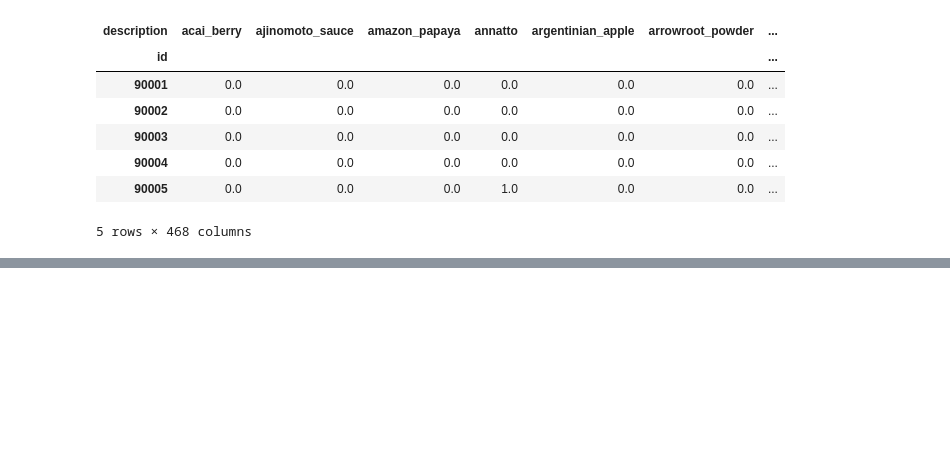
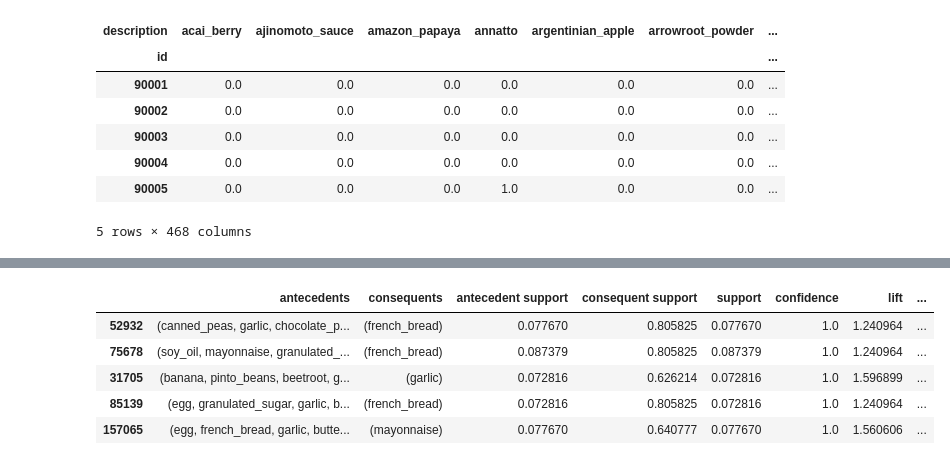
Before and after one commit to alokg1019/DataMining_Team1, a Jupyter notebook: Association_Analysis_CES.ipynb, the cells around one changed output, grey strips where cells are left out. Drawn from its saved outputs; the diff is of its cells as text; code cells hidden in the pictures; blank space fills up the shorter version.

```diff
--- a/Association_Analysis_CES.ipynb
+++ b/Association_Analysis_CES.ipynb
@@ -275,0 +304,20 @@ basket_Recife = basket_encoded
+# %%
+#Building a model for each country
+#Using apriori analysis with min_support = 0.07
+
+#For city Belo Horizonte
+frq_items = apriori(basket_Belo_Horizonte, min_support = 0.07, use_colnames = True)
+
+# Collecting the inferred rules in a dataframe
+# use association_rules with metric='confidence' and mininum threshold = 0.7 (70% of confidence or above)
+rules = association_rules(frq_items, metric ="confidence", min_threshold=0.7)
+
+rules = rules.sort_values(by=['confidence'],ascending=False)
+rules.head()
+# %% [output]
+|  | antecedents | consequents | antecedent support | consequent support | support | confidence | lift | ... |
+| 52932 | (canned_peas, garlic, chocolate_p... | (french_bread) | 0.077670 | 0.805825 | 0.077670 | 1.0 | 1.240964 | ... |
+| 75678 | (soy_oil, mayonnaise, granulated_... | (french_bread) | 0.087379 | 0.805825 | 0.087379 | 1.0 | 1.240964 | ... |
+| 31705 | (banana, pinto_beans, beetroot, g... | (garlic) | 0.072816 | 0.626214 | 0.072816 | 1.0 | 1.596899 | ... |
+| 85139 | (egg, granulated_sugar, garlic, b... | (french_bread) | 0.072816 | 0.805825 | 0.072816 | 1.0 | 1.240964 | ... |
+| 157065 | (egg, french_bread, garlic, butte... | (mayonnaise) | 0.077670 | 0.640777 | 0.077670 | 1.0 | 1.560606 | ... |
```
Also changed, not shown: parts of 8 cells of this notebook.
